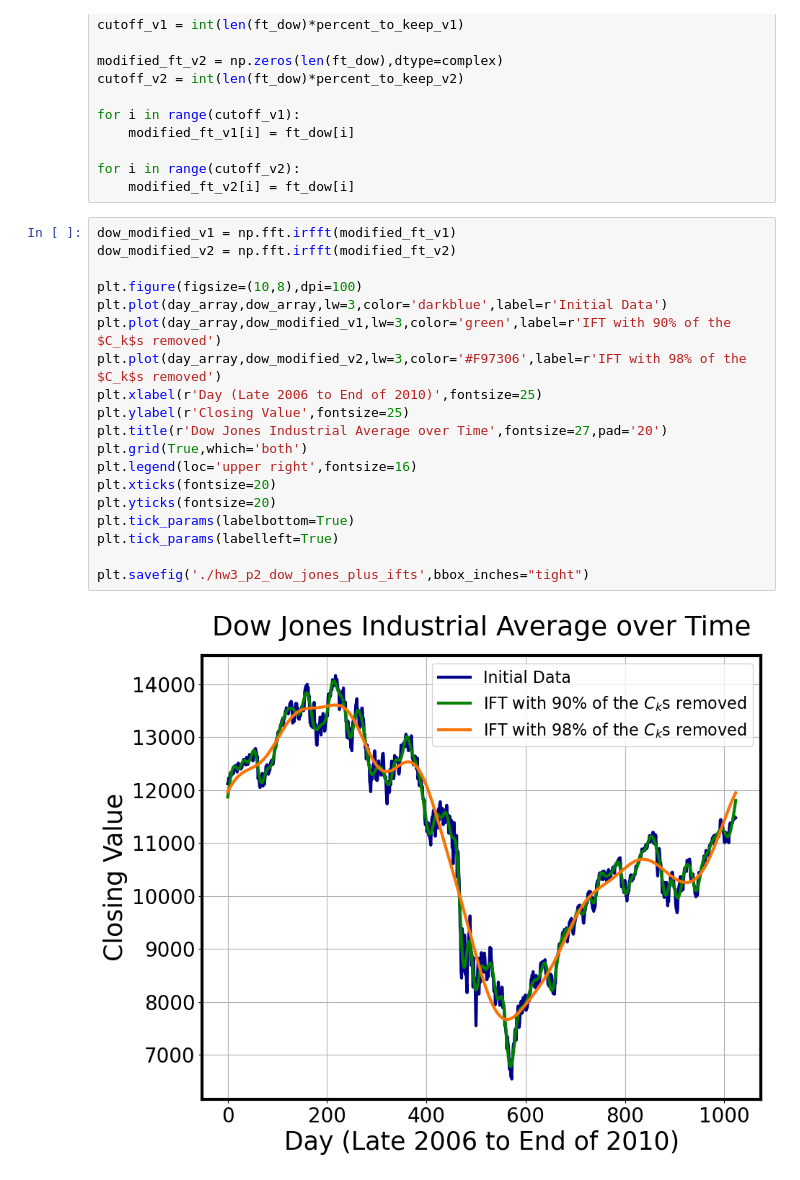
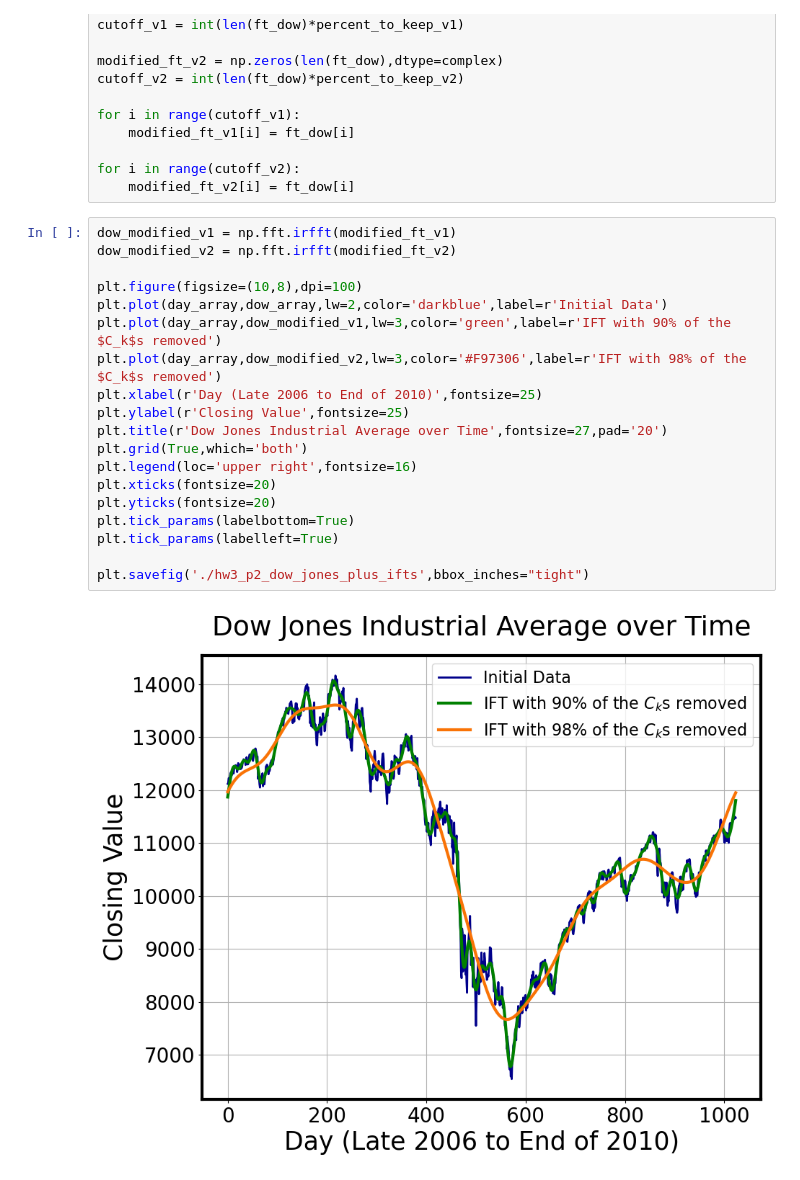
Before and after one commit to specterofjack/comp_phys_fall25, a Jupyter notebook: homework_3/hw3_p2.ipynb, the cells around one changed output. Saved outputs shown, nothing was run; the diff lists cells and outputs as text.

Commit message:
Fixed Plot

```diff
--- a/homework_3/hw3_p2.ipynb
+++ b/homework_3/hw3_p2.ipynb
@@ -54,21 +54,21 @@ for i in range(cutoff_v2):
 # %%
 dow_modified_v1 = np.fft.irfft(modified_ft_v1)
 dow_modified_v2 = np.fft.irfft(modified_ft_v2)
 
 plt.figure(figsize=(10,8),dpi=100)
-plt.plot(day_array,dow_array,lw=3,color='darkblue',label=r'Initial Data')
+plt.plot(day_array,dow_array,lw=2,color='darkblue',label=r'Initial Data')
 plt.plot(day_array,dow_modified_v1,lw=3,color='green',label=r'IFT with 90% of the $C_k$s removed')
 plt.plot(day_array,dow_modified_v2,lw=3,color='#F97306',label=r'IFT with 98% of the $C_k$s removed')
 plt.xlabel(r'Day (Late 2006 to End of 2010)',fontsize=25)
 plt.ylabel(r'Closing Value',fontsize=25)
 plt.title(r'Dow Jones Industrial Average over Time',fontsize=27,pad='20')
 plt.grid(True,which='both')
 plt.legend(loc='upper right',fontsize=16)
 plt.xticks(fontsize=20)
 plt.yticks(fontsize=20)
 plt.tick_params(labelbottom=True)
 plt.tick_params(labelleft=True)
 
 plt.savefig('./hw3_p2_dow_jones_plus_ifts',bbox_inches="tight")
 # %% [output]
-[figure, old version]
+[figure, new version]
```
